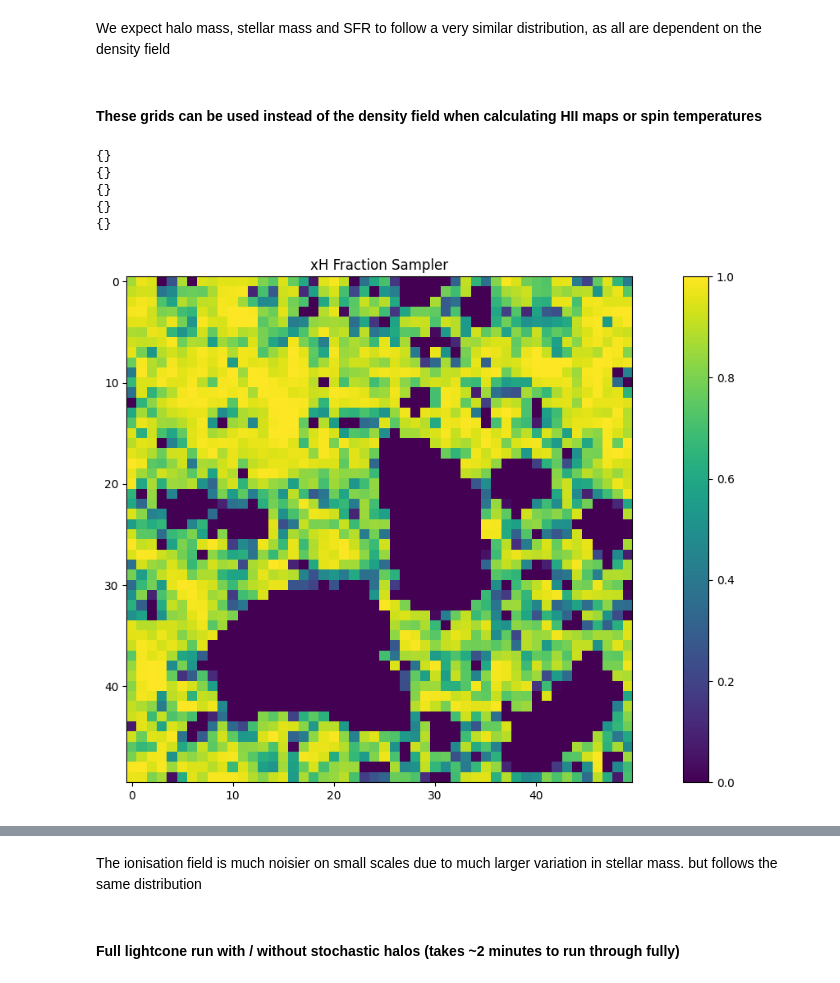
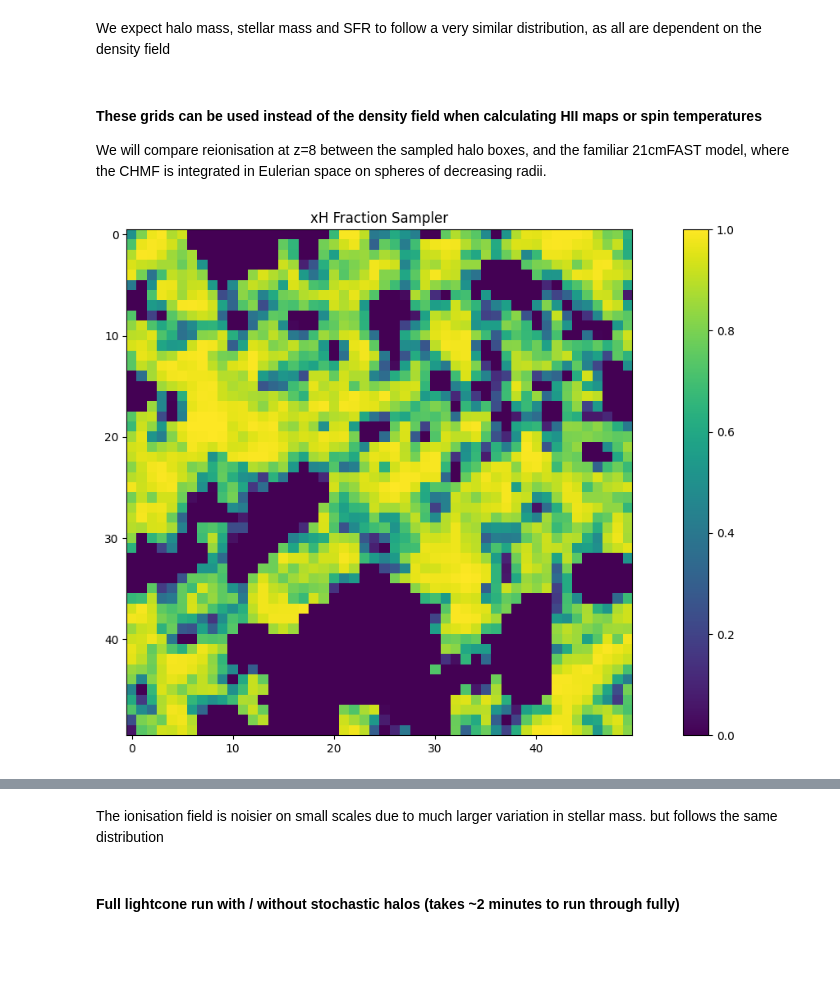
Before and after one commit to 21cmfast/21cmFAST, a Jupyter notebook: docs/tutorials/halosampler.ipynb, the cells around one changed output, grey strips where cells are left out. Drawn from its saved outputs; the diff is of its cells as text; code cells hidden in the pictures; blank space fills up the shorter version.

```diff
--- a/docs/tutorials/halosampler.ipynb
+++ b/docs/tutorials/halosampler.ipynb
@@ -21,7 +21,7 @@ from matplotlib import pyplot as plt
 from matplotlib.colors import LogNorm, Normalize
 
 import py21cmfast as p21c
-
+p21c.config['EXTRA_HALOBOX_FIELDS'] = True
 plt.rcParams["figure.figsize"] = [16, 8]
 from timeit import default_timer as timer
 
@@ -32,7 +32,7 @@ from powerbox import get_power
 # We are using a relatively small box for this test
 inputs = p21c.InputParameters.from_template(
     'latest-dhalos',
-    random_seed=24,
+    random_seed=42,
 ).evolve_input_structs(
     SAMPLER_MIN_MASS=1e9,
     BOX_LEN=100,
@@ -41,7 +41,6 @@ inputs = p21c.InputParameters.from_template(
     USE_TS_FLUCT=False,
     INHOMO_RECO=False,
     HALOMASS_CORRECTION=1.,
-    AVG_BELOW_SAMPLER=True,
     USE_EXP_FILTER=False,
     USE_UPPER_STELLAR_TURNOVER=False,
     CELL_RECOMB=False,
@@ -248,9 +242,13 @@ pt_halos = p21c.perturb_halo_list(
 
 pt_field = p21c.perturb_field(
     initial_conditions=init_box,
-    redshift=pt_halos.redshift,
+    redshift=halolist_init.redshift,
 )
-halo_box = p21c.compute_halo_grid(perturbed_field=pt_field, perturbed_halo_list=pt_halos, initial_conditions=init_box)
+halo_box = p21c.compute_halo_grid(
+    redshift=halolist_init.redshift,
+    halo_field=halolist_init,
+    initial_conditions=init_box
+)
 # %%
 plt.figure()
 plt.imshow(
@@ -280,58 +278,49 @@ plt.show()
 We expect halo mass, stellar mass and SFR to follow a very similar distribution, as all are dependent on the density field
 # %% [markdown]
 #### These grids can be used instead of the density field when calculating HII maps or spin temperatures
+We will compare reionisation at z=8 between the sampled halo boxes, and the familiar 21cmFAST model, where the CHMF is integrated in Eulerian space on spheres of decreasing radii.
 # %%
-# passing a halo box into this function (with the USE_HALO_FIELD flag) will
-# use the gridded halos instead of the density field to determine ionizing radiation
-inputs_nosampler = inputs.evolve_input_structs(
-    HALO_STOCHASTICITY=False,
-    USE_HALO_FIELD=False,
-)
-inputs_nosampler2 = p21c.InputParameters.from_template(
+inputs_nosampler = p21c.InputParameters.from_template(
     'simple',
     random_seed=inputs.random_seed,
     node_redshifts=inputs.node_redshifts,
-).evolve_input_structs(HII_DIM=50,DIM=200,BOX_LEN=100,SAMPLER_MIN_MASS=1e9,HII_FILTER='spherical-tophat',HALOMASS_CORRECTION=1.)
-print({k:(x,y) for (k,x),(i,y) in zip(inputs_nosampler.cosmo_params.cdict.items(), inputs_nosampler2.cosmo_params.cdict.items()) if x!=y})
-print({k:(x,y) for (k,x),(i,y) in zip(inputs_nosampler.simulation_options.cdict.items(), inputs_nosampler2.simulation_options.cdict.items()) if x!=y})
-print({k:(x,y) for (k,x),(i,y) in zip(inputs_nosampler.matter_options.cdict.items(), inputs_nosampler2.matter_options.cdict.items()) if x!=y})
-print({k:(x,y) for (k,x),(i,y) in zip(inputs_nosampler.astro_params.cdict.items(), inputs_nosampler2.astro_params.cdict.items()) if x!=y})
-print({k:(x,y) for (k,x),(i,y) in zip(inputs_nosampler.astro_options.cdict.items(), inputs_nosampler2.astro_options.cdict.items()) if x!=y})
-inputs_nosampler = inputs_nosampler2
+).evolve_input_structs(HII_DIM=50,DIM=200,BOX_LEN=100,SAMPLER_MIN_MASS=1e9,HII_FILTER='spherical-tophat')
+
 ic_nosampler = p21c.compute_initial_conditions(
     inputs=inputs_nosampler,
 )
 pt_field_nosampler = p21c.perturb_field(
     redshift=halo_box.redshift,
     initial_conditions=ic_nosampler,
 )
+
+hb_nosampler = p21c.compute_halo_grid(
+    redshift=halo_box.redshift,
+    initial_conditions=ic_nosampler,
+)
+
 ionbox_nosampler = p21c.compute_ionization_field(
     initial_conditions=ic_nosampler,
     perturbed_field=pt_field_nosampler,
     inputs=inputs_nosampler,
 )
 ionbox = p21c.compute_ionization_field(
     initial_conditions=init_box,
     perturbed_field=pt_field,
     halobox=halo_box,
 )
 
 
 plt.figure()
 plt.imshow(ionbox.get('neutral_fraction')[..., 0], cmap=cm.viridis, norm=Normalize(vmin=0, vmax=1))
 plt.title("xH Fraction Sampler")
 plt.colorbar()
 plt.show()
 plt.imshow(
     ionbox_nosampler.get('neutral_fraction')[..., 0], cmap=cm.viridis, norm=Normalize(vmin=0, vmax=1)
 )
-plt.title("xH Fraction Default")
+plt.title("xH Fraction No Sampler")
 plt.colorbar()
 plt.show()
 # %% [output]
-{}
-{}
-{}
-{}
-{}
-[figure, old version]
+[figure, new version]
@@ -339,5 +328,5 @@ plt.show()
 # %% [markdown]
-The ionisation field is much noisier on small scales due to much larger variation in stellar mass. but follows the same distribution
+The ionisation field is noisier on small scales due to much larger variation in stellar mass. but follows the same distribution
 # %% [markdown]
 #### Full lightcone run with / without stochastic halos (takes ~2 minutes to run through fully)
 # %%
```
Also changed, not shown: parts of 11 cells of this notebook, 32 other files.
